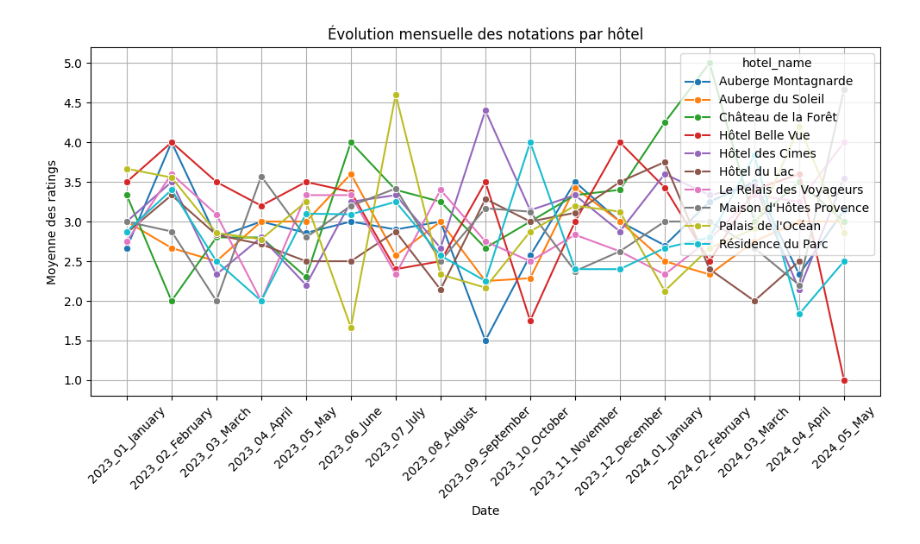
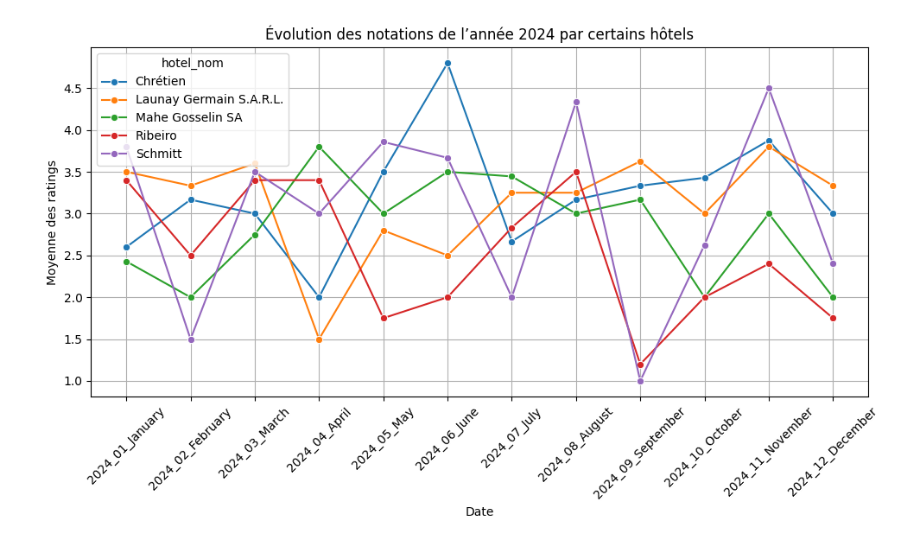
Before and after one commit to itokiana-mahefarison/TpTransversale, a Jupyter notebook: jupyter/Script.ipynb, the cells around one changed output. Drawn from its saved outputs; the diff is of its cells as text; code cells hidden in the pictures.

Commit message:
Fix: Improve data integration for Oracle NoSQL and connect it to PostgreSQL hotel database

```diff
--- a/jupyter/Script.ipynb
+++ b/jupyter/Script.ipynb
@@ -19,27 +19,38 @@ conn = hive.Connection(host='hiveserver2', port=10000)
 
 cursor = conn.cursor()
 
-hotel_oraclenosql = fetch("SELECT * FROM hotel_oraclenosql", conn)
+hotel_postgres = fetch("SELECT * FROM hotel_postgres", conn)
 hotel_review_oraclenosql = fetch("SELECT * FROM hotel_review_oraclenosql", conn)
 
 conn.close()
+# %%
+hotel_postgres = hotel_postgres.rename(columns={
+    'nom' : 'hotel_nom',
+    'adresse' : 'hotel_adresse',
+    'categorie' : 'hottel_categorie'
+})
 # %%
-ORACLE = pd.merge(hotel_oraclenosql, hotel_review_oraclenosql, on="hotel_id", how="outer")
-ORACLE["review_date"] = pd.to_datetime(ORACLE["review_date"])
-ORACLE["year_month"] = ORACLE["review_date"].dt.strftime("%Y_%m_%B")
+DATA = pd.merge(hotel_postgres, hotel_review_oraclenosql, on="hotel_id", how="outer")
+DATA["review_date"] = pd.to_datetime(DATA["review_date"])
+DATA["year"] = DATA["review_date"].dt.strftime("%Y")
+DATA["year_month"] = DATA["review_date"].dt.strftime("%Y_%m_%B")
 # %%
-STAT1 = ORACLE.groupby(["hotel_name", "year_month"]).agg({
+SAMPLE1 = DATA[
+    (DATA['hotel_id'].isin([1, 2, 3, 4, 5]))
+    & (DATA['year'] == "2024")
+]
+STAT1 = SAMPLE1.groupby(["hotel_nom", "year_month"]).agg({
     "rating" : "mean"
 }).reset_index()
 plt.figure(figsize=(10, 6))
-sns.lineplot(data=STAT1, x='year_month', y='rating', hue='hotel_name', marker='o')
+sns.lineplot(data=STAT1, x='year_month', y='rating', hue='hotel_nom', marker='o')
 
-plt.title('Évolution mensuelle des notations par hôtel')
+plt.title('Évolution des notations de l’année 2024 par certains hôtels')
 plt.xlabel('Date')
 plt.ylabel('Moyenne des ratings')
 plt.xticks(rotation=45)
 plt.grid(True)
 plt.tight_layout()
 plt.show()
 # %% [output]
-[figure, old version]
+[figure, new version]
```
Also changed, not shown: 37 other files.
